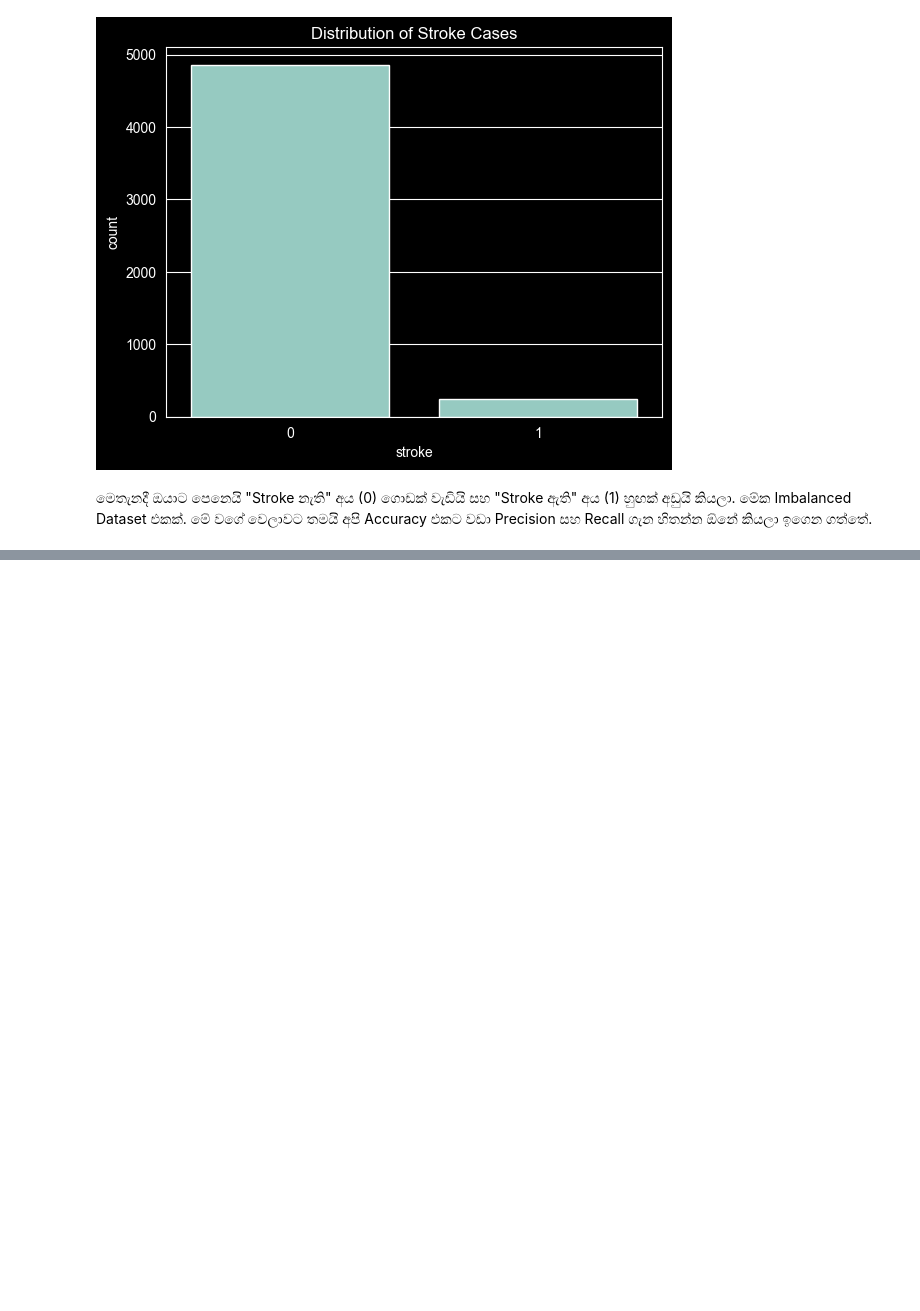
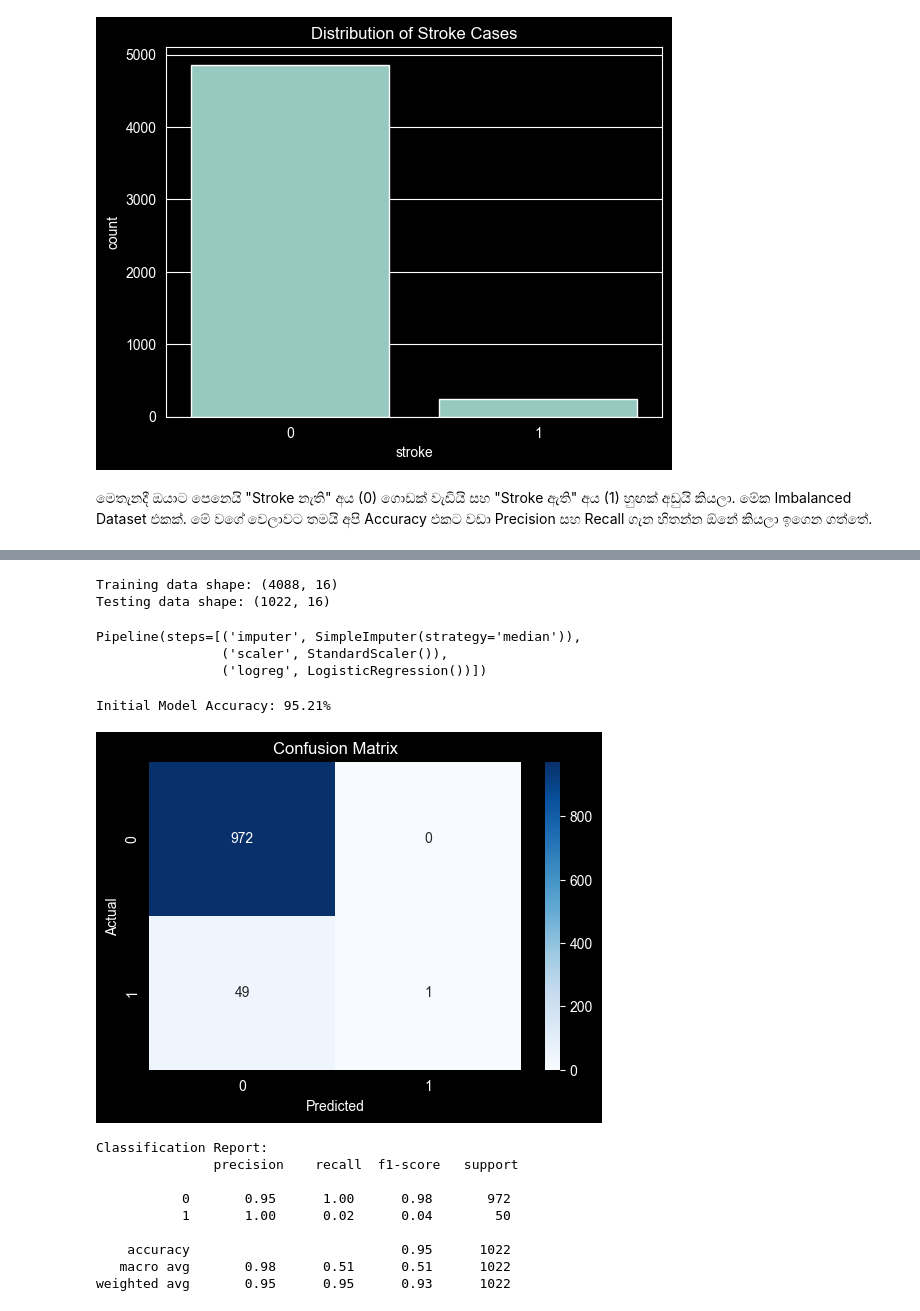
Before and after one commit to Dhanuwa856/Stroke-Risk-Classification, a Jupyter notebook: NoteBooks/stroke_analysis.ipynb, the cells around one changed output, grey strips where cells are left out. Cells and saved outputs as stored; diff of their text form; code cells hidden in the pictures; blank space fills up the shorter version.

```diff
--- a/NoteBooks/stroke_analysis.ipynb
+++ b/NoteBooks/stroke_analysis.ipynb
@@ -66,3 +65,8 @@ plt.show()
 [figure]
 # %% [markdown]
 මෙතැනදී ඔයාට පෙනෙයි "Stroke නැති" අය (0) ගොඩක් වැඩියි සහ "Stroke ඇති" අය (1) හුඟක් අඩුයි කියලා. මේක Imbalanced Dataset එකක්. මේ වගේ වෙලාවට තමයි අපි Accuracy එකට වඩා Precision සහ Recall ගැන හිතන්න ඕනේ කියලා ඉගෙන ගත්තේ.
+# %%
+# 🛠️ Phase 2: Building the Preprocessing Pipeline
+# Feature Matrix (X) and Target Vector (y)
+X = data.drop(['id','stroke'], axis=1)
+y = data['stroke']
@@ -68,0 +123,60 @@ plt.show()
+# %%
+# 🚀 Phase 3: Train/Test Split and Pipeline Fit
+from sklearn.model_selection import train_test_split
+
+# 80% training and 20% testing
+# stratify = y to maintain the same distribution of classes in both sets
+
+X_train, X_test , y_train, y_test = train_test_split(X_encoded, y, test_size=0.2, random_state=42, stratify=y)
+
+print("Training data shape:", X_train.shape)
+print("Testing data shape:", X_test.shape)
+# %% [output]
+Training data shape: (4088, 16)
+Testing data shape: (1022, 16)
+# %%
+# train the pipeline
+pipeline.fit(X_train, y_train)
+# %% [output]
+Pipeline(steps=[('imputer', SimpleImputer(strategy='median')),
+                ('scaler', StandardScaler()),
+                ('logreg', LogisticRegression())])
+# %%
+# check accuracy on the test set
+accuracy = pipeline.score(X_test, y_test)
+print(f"\nInitial Model Accuracy: {accuracy * 100:.2f}%")
+# %% [output]
+Initial Model Accuracy: 95.21%
+# %%
+# 🔍 Phase 4: Confusion Matrix and Classification Report
+from sklearn.metrics import confusion_matrix, classification_report
+
+# predict on the test set
+y_pred = pipeline.predict(X_test)
+
+# confusion matrix
+cm = confusion_matrix(y_test, y_pred)
+
+# Heatmap of the confusion matrix
+
+plt.figure(figsize=(6,4))
+sns.heatmap(cm, annot=True, fmt='d', cmap='Blues')
+plt.xlabel('Predicted')
+plt.ylabel('Actual')
+plt.title('Confusion Matrix')
+plt.show()
+
+# classification report
+report = classification_report(y_test, y_pred)
+print("\nClassification Report:\n", report)
+# %% [output]
+[figure, added]
+Classification Report:
+               precision    recall  f1-score   support
+
+           0       0.95      1.00      0.98       972
+           1       1.00      0.02      0.04        50
+
+    accuracy                           0.95      1022
+   macro avg       0.98      0.51      0.51      1022
+weighted avg       0.95      0.95      0.93      1022
```
Also changed, not shown: parts of 7 cells of this notebook.
